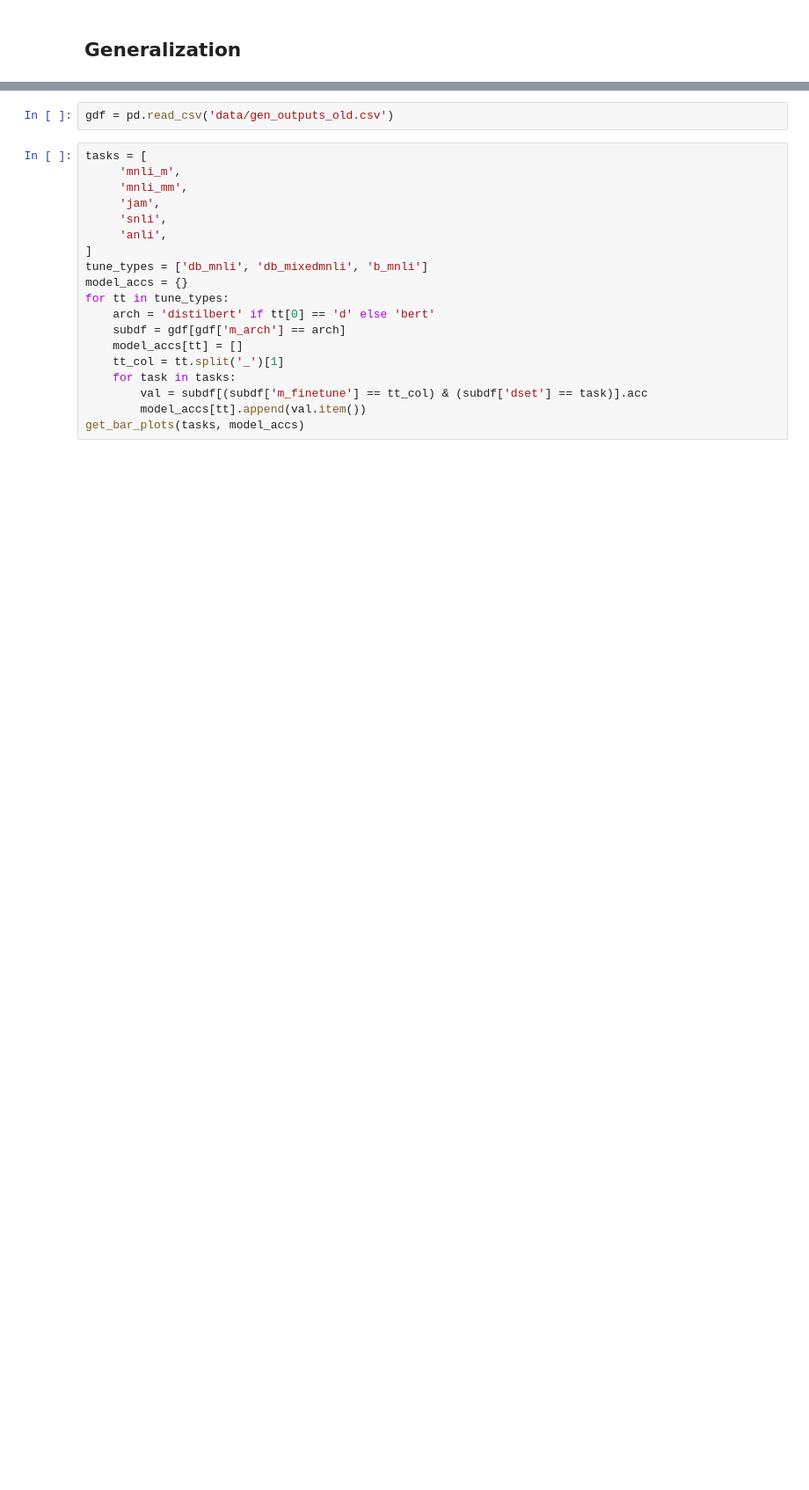
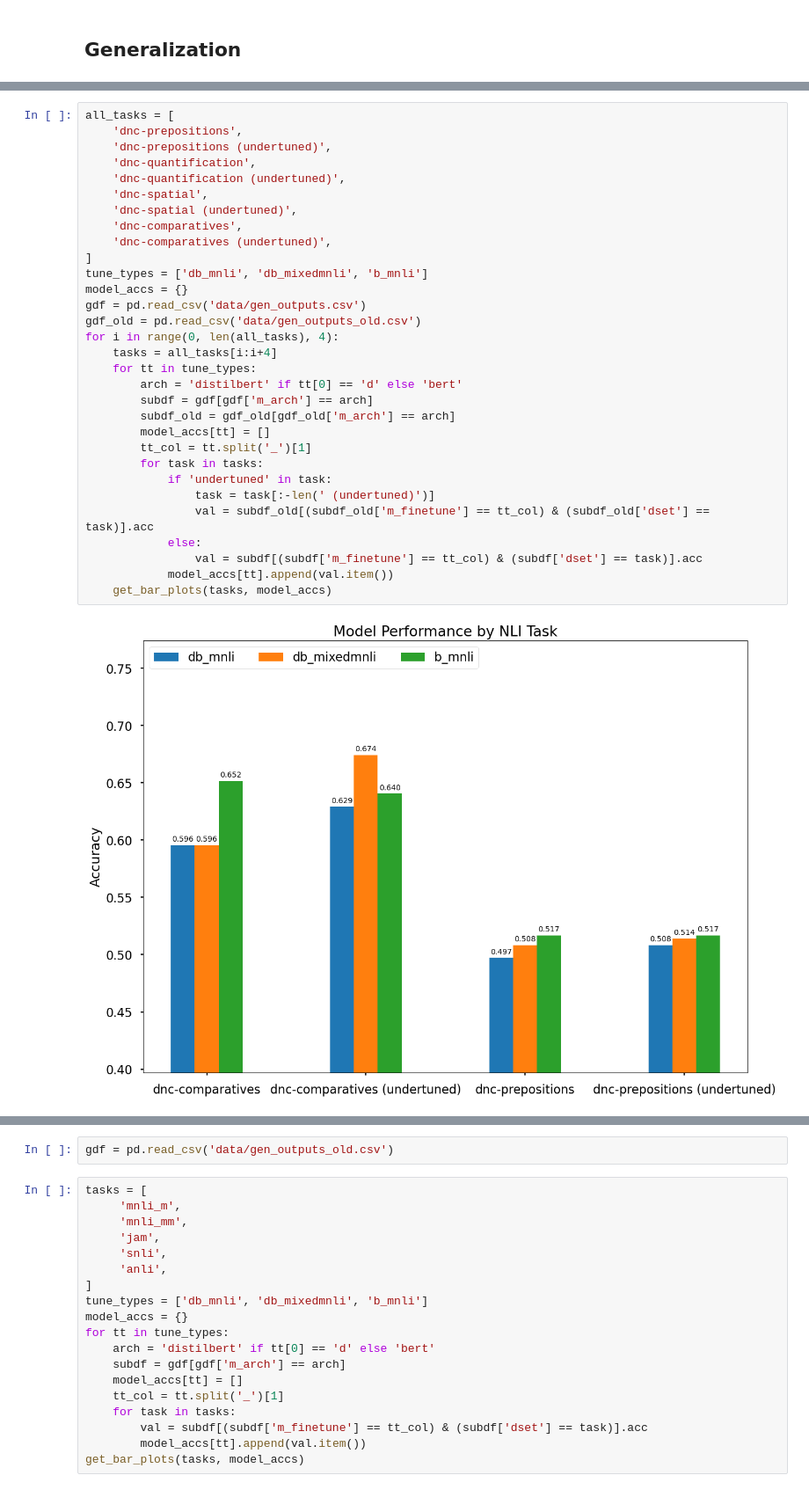
Before and after one commit to zy-f/nlp-distill-probing, a Jupyter notebook: visualization.ipynb, the cells around one changed output, grey strips where cells are left out. Shown at 88% size. Drawn from its saved outputs; the diff is of its cells as text; blank space fills up the shorter version.

```diff
--- a/visualization.ipynb
+++ b/visualization.ipynb
@@ -130,0 +173,33 @@ get_bar_plots(tasks, model_accs)
+# %%
+all_tasks = [
+    'dnc-prepositions',
+    'dnc-prepositions (undertuned)',
+    'dnc-quantification',
+    'dnc-quantification (undertuned)',
+    'dnc-spatial',
+    'dnc-spatial (undertuned)',
+    'dnc-comparatives',
+    'dnc-comparatives (undertuned)',
+]
+tune_types = ['db_mnli', 'db_mixedmnli', 'b_mnli']
+model_accs = {}
+gdf = pd.read_csv('data/gen_outputs.csv')
+gdf_old = pd.read_csv('data/gen_outputs_old.csv')
+for i in range(0, len(all_tasks), 4):
+    tasks = all_tasks[i:i+4]
+    for tt in tune_types:
+        arch = 'distilbert' if tt[0] == 'd' else 'bert'
+        subdf = gdf[gdf['m_arch'] == arch]
+        subdf_old = gdf_old[gdf_old['m_arch'] == arch]
+        model_accs[tt] = []
+        tt_col = tt.split('_')[1]
+        for task in tasks:
+            if 'undertuned' in task:
+                task = task[:-len(' (undertuned)')]
+                val = subdf_old[(subdf_old['m_finetune'] == tt_col) & (subdf_old['dset'] == task)].acc
+            else:
+                val = subdf[(subdf['m_finetune'] == tt_col) & (subdf['dset'] == task)].acc
+            model_accs[tt].append(val.item())
+    get_bar_plots(tasks, model_accs)
+# %% [output]
+[figure, added]
```
Also changed, not shown: parts of 10 cells of this notebook.
